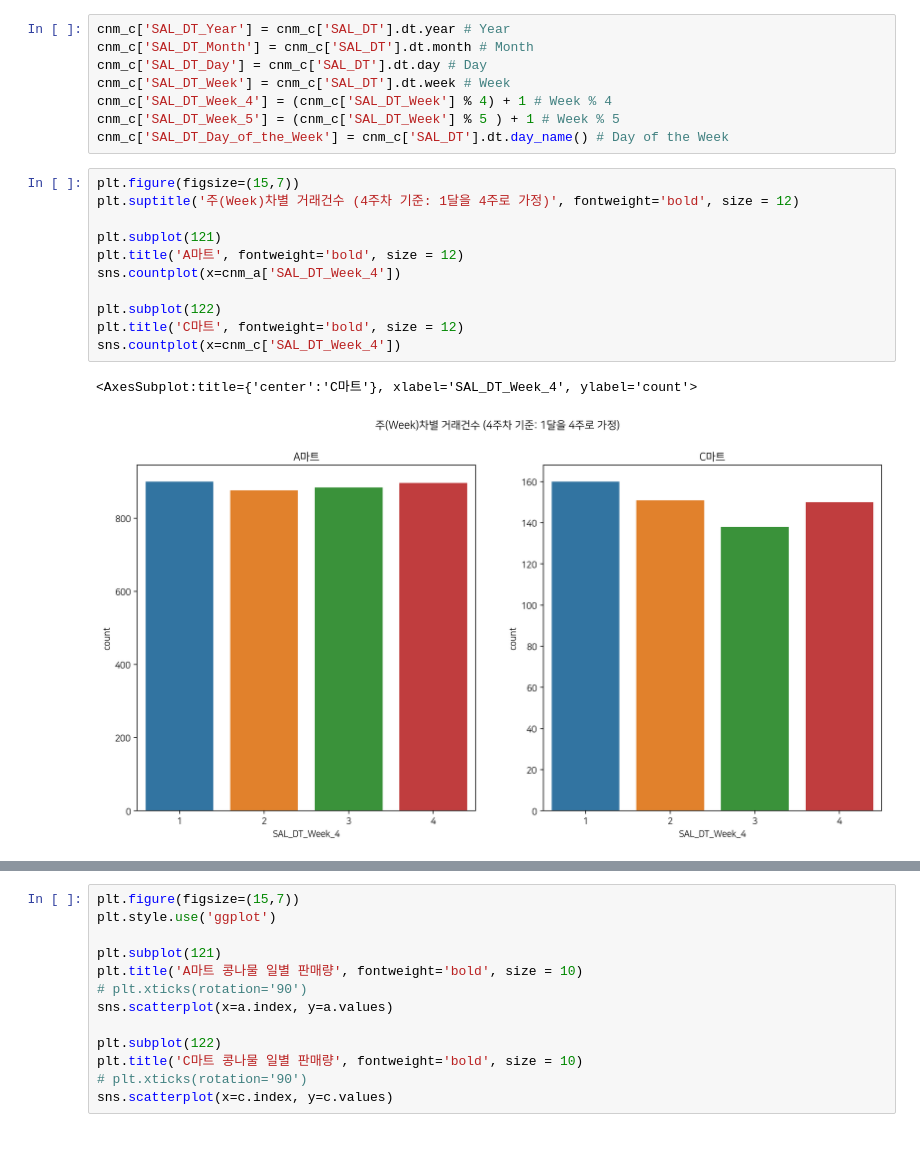
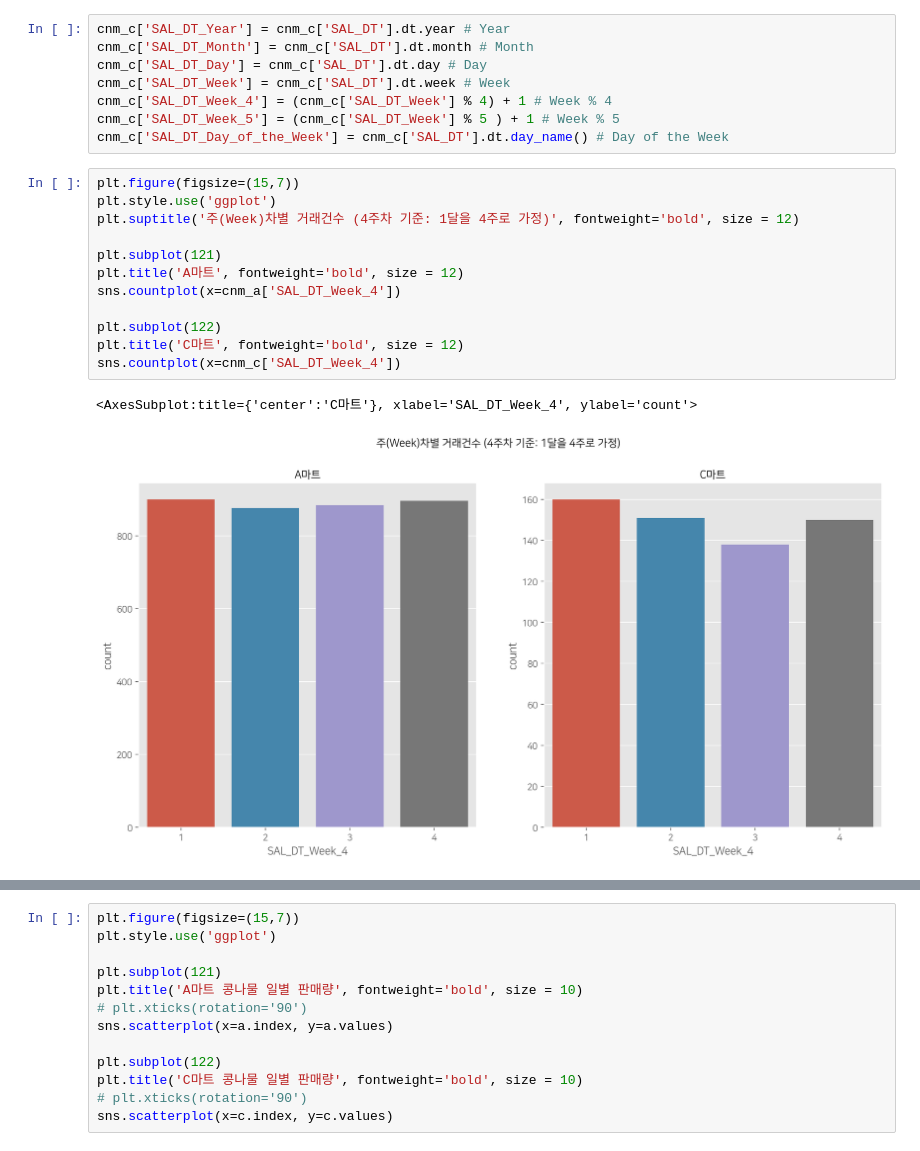
Before and after one commit to headgen/Year_Dream_2nd, a Jupyter notebook: Project/Team/Retail/(221001) Retail_EDA.ipynb, the cells around one changed output, grey strips where cells are left out. Saved outputs shown, nothing was run; the diff lists cells and outputs as text.

```diff
--- a/Project/Team/Retail/(221001) Retail_EDA.ipynb
+++ b/Project/Team/Retail/(221001) Retail_EDA.ipynb
@@ -283,17 +283,18 @@ cnm_c['SAL_DT_Week_5'] = (cnm_c['SAL_DT_Week'] % 5 ) + 1 # Week % 5
 cnm_c['SAL_DT_Day_of_the_Week'] = cnm_c['SAL_DT'].dt.day_name() # Day of the Week
 # %%
 plt.figure(figsize=(15,7))
+plt.style.use('ggplot')
 plt.suptitle('주(Week)차별 거래건수 (4주차 기준: 1달을 4주로 가정)', fontweight='bold', size = 12)
 
 plt.subplot(121)
 plt.title('A마트', fontweight='bold', size = 12)
 sns.countplot(x=cnm_a['SAL_DT_Week_4'])
 
 plt.subplot(122)
 plt.title('C마트', fontweight='bold', size = 12)
 sns.countplot(x=cnm_c['SAL_DT_Week_4'])
 # %% [output]
 <AxesSubplot:title={'center':'C마트'}, xlabel='SAL_DT_Week_4', ylabel='count'>
-[figure, old version]
+[figure, new version]
 # %%
 plt.figure(figsize=(15,7))
```
Also changed, not shown: parts of 7 cells of this notebook.
